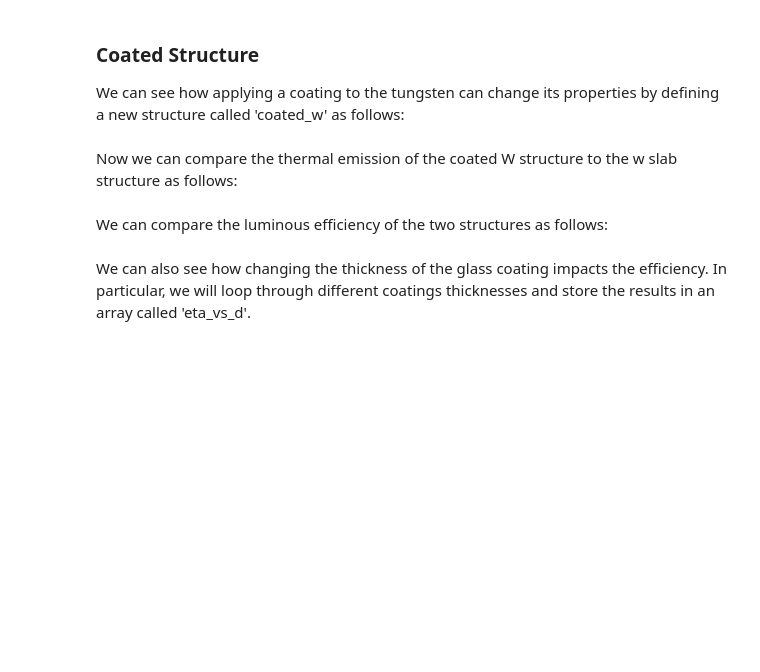
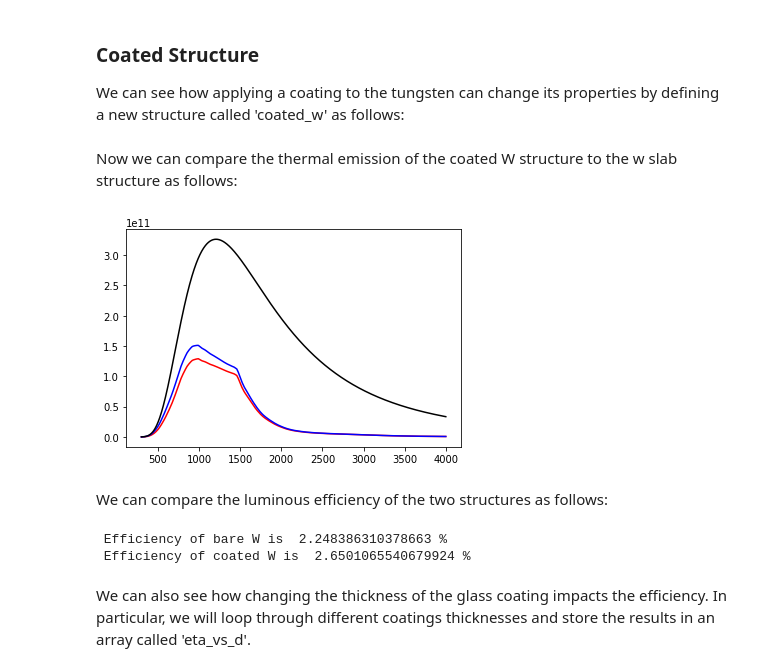
Before and after one commit to FoleyLab/wptherml_v1.0.0, a Jupyter notebook: Example2.ipynb, the cells around one changed output. Cells and saved outputs as stored; diff of their text form; code cells hidden in the pictures; blank space fills up the shorter version.

```diff
--- a/Example2.ipynb
+++ b/Example2.ipynb
@@ -73,19 +74,23 @@ Now we can compare the thermal emission of the coated W structure to the w slab
 # %%
 
 
 ### Plot Thermal Emission of bare W slab with a red line
-plt.plot(w_slab.lam*1e9, w_slab.TE, 'red')
+plt.plot(w_slab.lambda_array*1e9, w_slab.thermal_emission_array, 'red')
 ### Plot Thermal Emission of coated W with a blue line
-plt.plot(coated_w.lam*1e9, coated_w.TE, 'blue')
+plt.plot(coated_w.lambda_array*1e9, coated_w.thermal_emission_array, 'blue')
 ### Plot blackbody spectrum with a black line
-plt.plot(w_slab.lam*1e9, w_slab.BBs, 'black')
+plt.plot(w_slab.lambda_array*1e9, w_slab.BBs, 'black')
 plt.show()
+# %% [output]
+[figure, added]
 # %% [markdown]
 We can compare the luminous efficiency of the two structures as follows:
 # %%
-print(" Efficiency of bare W is ",100*w_slab.eta_lum, "%")
-print(" Efficiency of coated W is ",100*coated_w.eta_lum, "%")
-print(" Difference is ",100*(coated_w.eta_lum - w_slab.eta_lum),"%")
+print(" Efficiency of bare W is ",100*w_slab.luminous_efficiency_val, "%")
+print(" Efficiency of coated W is ",100*coated_w.luminous_efficiency_val, "%")
+# %% [output]
+ Efficiency of bare W is  2.248386310378663 %
+ Efficiency of coated W is  2.6501065540679924 %
 # %% [markdown]
 We can also see how changing the thickness of the glass coating impacts the efficiency.  In particular, we will loop through different coatings thicknesses and store the results in an array called 'eta_vs_d'.
 # %%
```
Also changed, not shown: parts of 4 cells of this notebook, 2 other files.
